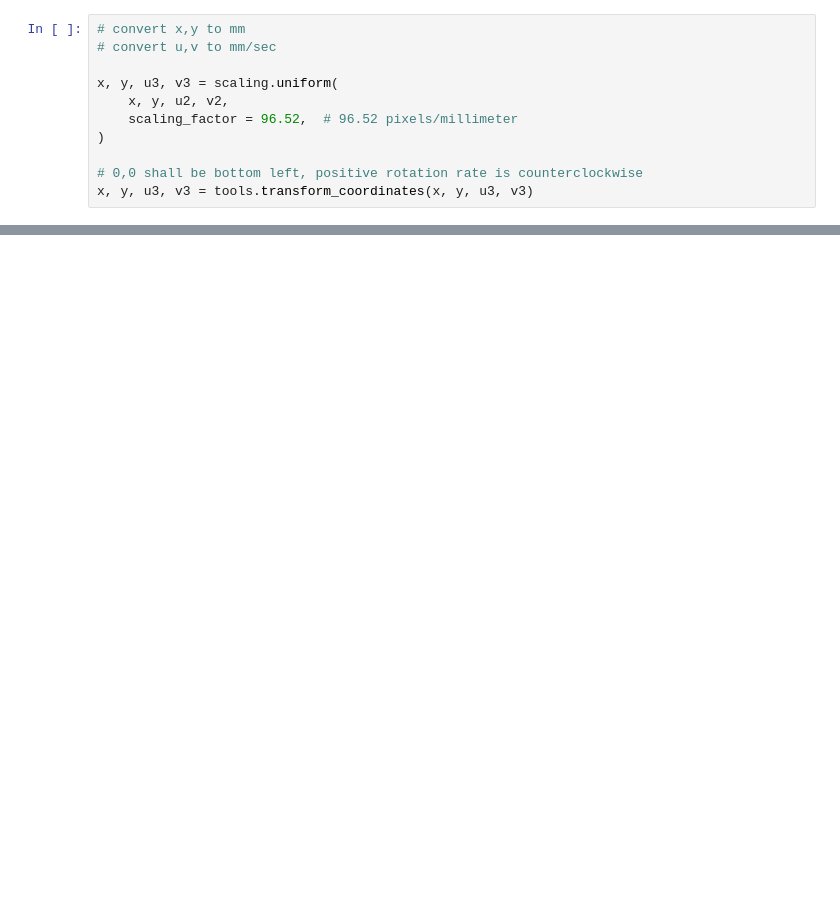
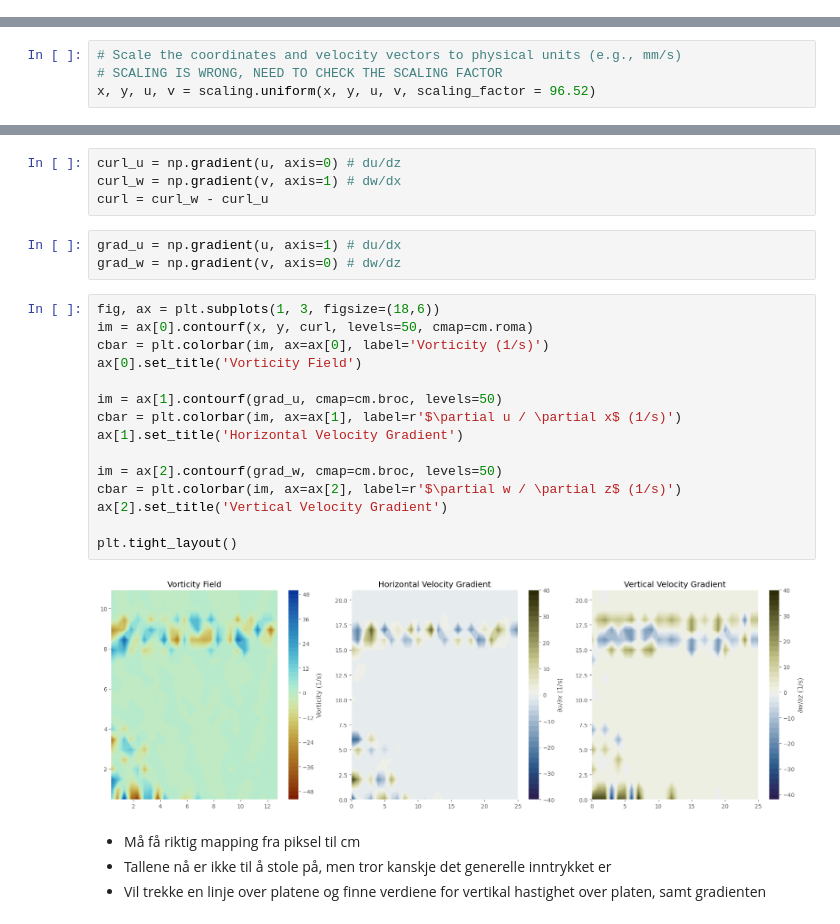
Before and after one commit to kjes4pres/Master_code, a Jupyter notebook: Lab/PIV/test_piv.ipynb, the cells around one changed output, grey strips where cells are left out. Saved outputs shown, nothing was run; the diff lists cells and outputs as text; blank space fills up the shorter version.

```diff
--- a/Lab/PIV/test_piv.ipynb
+++ b/Lab/PIV/test_piv.ipynb
@@ -47,11 +120,0 @@ u2, v2 = filters.replace_outliers(u0, v0, invalid_mask, method='localmean', max_
-# %%
-# convert x,y to mm
-# convert u,v to mm/sec
-
-x, y, u3, v3 = scaling.uniform(
-    x, y, u2, v2,
-    scaling_factor = 96.52,  # 96.52 pixels/millimeter
-)
-
-# 0,0 shall be bottom left, positive rotation rate is counterclockwise
-x, y, u3, v3 = tools.transform_coordinates(x, y, u3, v3)
@@ -61,0 +121,4 @@ AttributeError: 'str' object has no attribute 'flatten'
+# %%
+# Scale the coordinates and velocity vectors to physical units (e.g., mm/s)
+# SCALING IS WRONG, NEED TO CHECK THE SCALING FACTOR
+x, y, u, v = scaling.uniform(x, y, u, v, scaling_factor = 96.52)
@@ -74,0 +139,28 @@ FileNotFoundError: exp1_001.txt not found.
+# %%
+curl_u = np.gradient(u, axis=0) # du/dz
+curl_w = np.gradient(v, axis=1) # dw/dx
+curl = curl_w - curl_u
+# %%
+grad_u = np.gradient(u, axis=1) # du/dx
+grad_w = np.gradient(v, axis=0) # dw/dz
+# %%
+fig, ax = plt.subplots(1, 3, figsize=(18,6))
+im = ax[0].contourf(x, y, curl, levels=50, cmap=cm.roma)
+cbar = plt.colorbar(im, ax=ax[0], label='Vorticity (1/s)')
+ax[0].set_title('Vorticity Field')
+
+im = ax[1].contourf(grad_u, cmap=cm.broc, levels=50)
+cbar = plt.colorbar(im, ax=ax[1], label=r'$\partial u / \partial x$ (1/s)')
+ax[1].set_title('Horizontal Velocity Gradient')
+
+im = ax[2].contourf(grad_w, cmap=cm.broc, levels=50)
+cbar = plt.colorbar(im, ax=ax[2], label=r'$\partial w / \partial z$ (1/s)')
+ax[2].set_title('Vertical Velocity Gradient')
+
+plt.tight_layout()
+# %% [output]
+[figure, added]
+# %% [markdown]
+* Må få riktig mapping fra piksel til cm
+* Tallene nå er ikke til å stole på, men tror kanskje det generelle inntrykket er
+* Vil trekke en linje over platene og finne verdiene for vertikal hastighet over platen, samt gradienten
```
Also changed, not shown: parts of 22 cells of this notebook, 1 other file.
